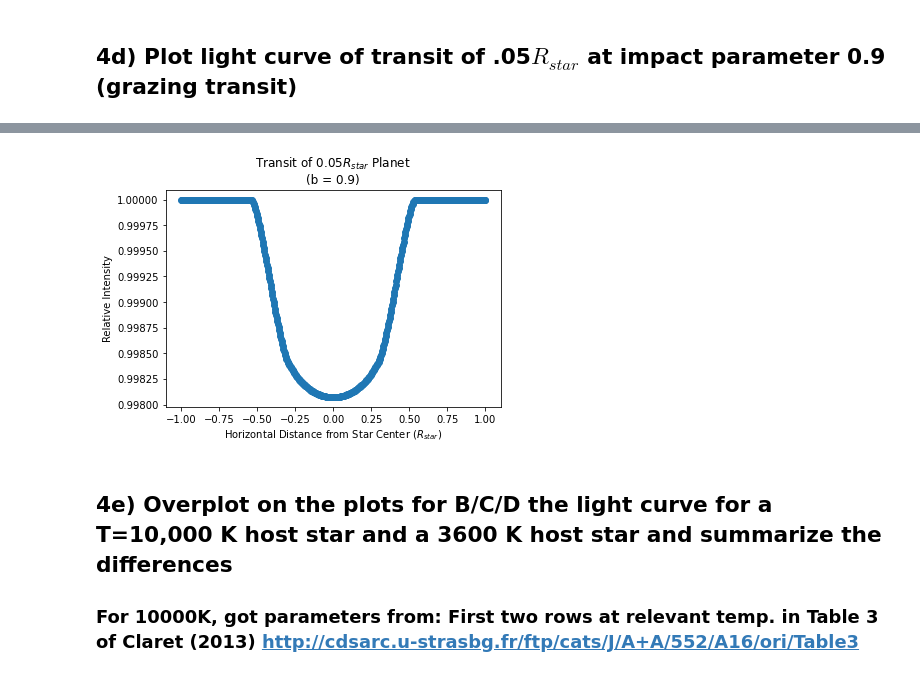
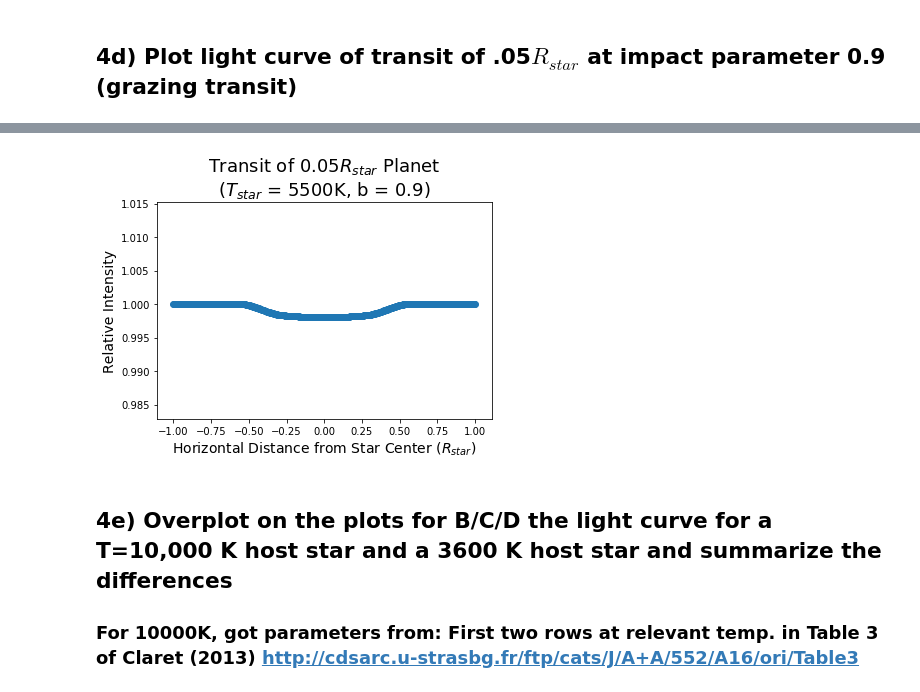
Before and after one commit to jlilly364/ASTR5490, a Jupyter notebook: HW3/PlanetsHW3.ipynb, the cells around one changed output, grey strips where cells are left out. Drawn from its saved outputs; the diff is of its cells as text; code cells hidden in the pictures.

```diff
--- a/HW3/PlanetsHW3.ipynb
+++ b/HW3/PlanetsHW3.ipynb
@@ -207,6 +211,6 @@ x,y,intensities = star.Star(1000)
 # %% [markdown]
 ## 4b) Plot light curve of transit of .05$R_{star}$ at impact parameter 0
 # %%
-star_b = LimbDarkening(5500,100)
+star_b = LimbDarkening(5500,500)
 star_b.Transit(0.05,0.0,False)
 # %% [output]
@@ -254,8 +258,7 @@ My program took 226.190 seconds to run
 # %% [markdown]
 ## 4d) Plot light curve of transit of .05$R_{star}$ at impact parameter 0.9 (grazing transit)
 # %%
-star_d = LimbDarkening(633.27/1000,159.56/1000,500)
-star_d.Transit(0.05,0.9,False)
+star_b.Transit(0.05,0.9,False)
 # %% [output]
 Now completing Loop 0 out of 500: Rel. Intens. = 1.00
 Now completing Loop 1 out of 500: Rel. Intens. = 1.00
@@ -277,4 +280,4 @@ My program took 815.935 seconds to run
-[figure, old version]
+[figure, new version]
 # %% [markdown]
 ## 4e) Overplot on the plots for B/C/D the light curve for a T=10,000 K host star and a 3600 K host star and summarize the differences
 ### For 10000K, got parameters from: First two rows at relevant temp. in Table 3 of Claret (2013) http://cdsarc.u-strasbg.fr/ftp/cats/J/A+A/552/A16/ori/Table3
```
Also changed, not shown: parts of 15 cells of this notebook, 22 other files.
